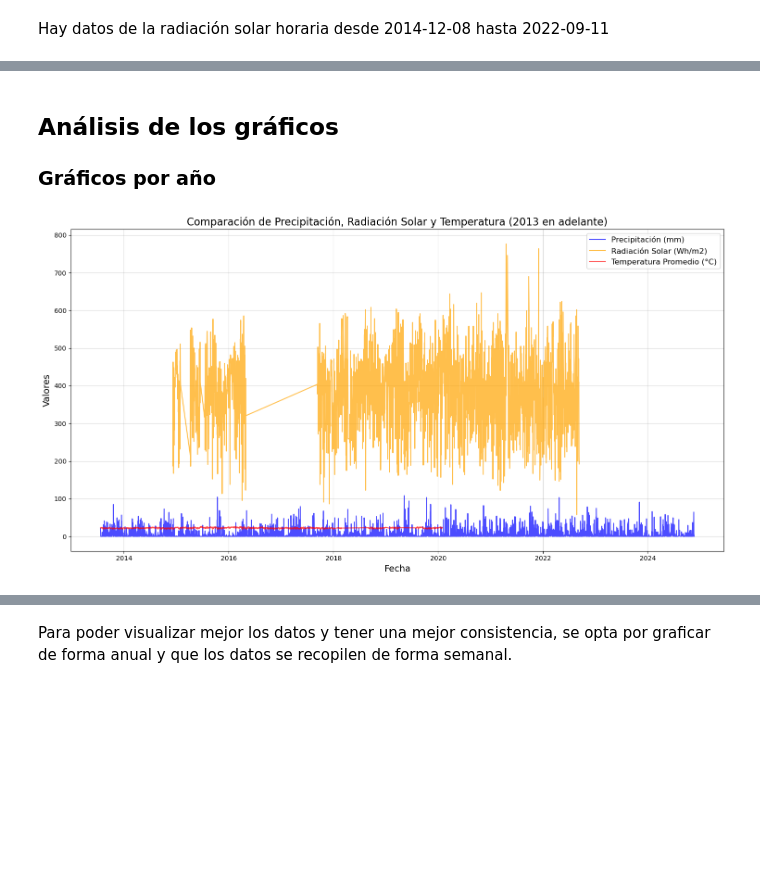
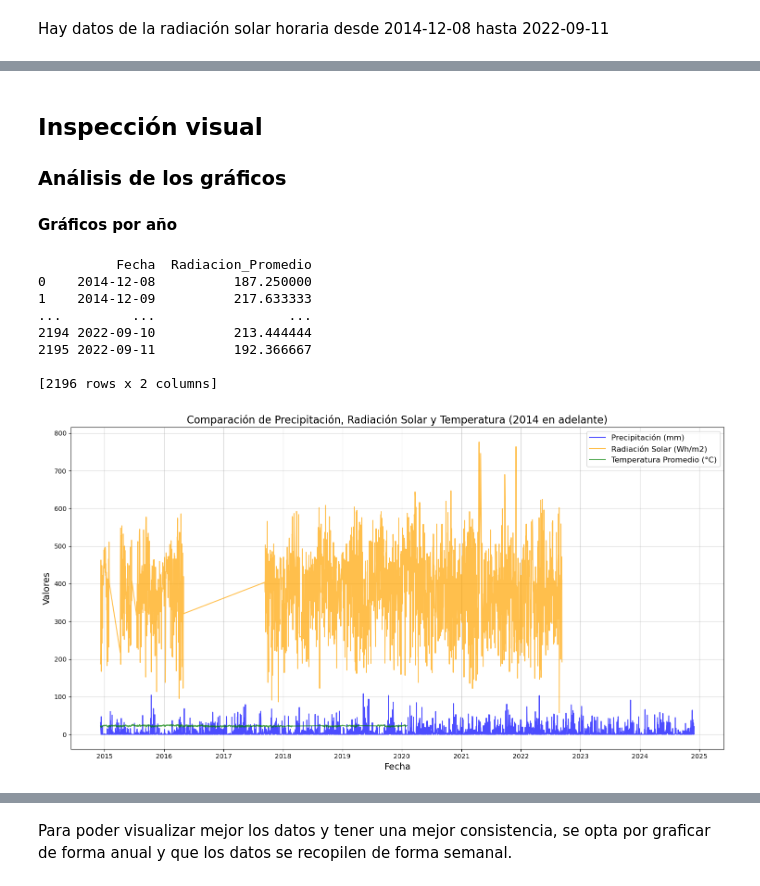
Before and after one commit to jmvilla12/bootcamp-ai, a Jupyter notebook: Proyecto/Complete_project.ipynb, the cells around one changed output, grey strips where cells are left out. Saved outputs shown, nothing was run; the diff lists cells and outputs as text; code cells hidden in the pictures; blank space fills up the shorter version.

```diff
--- a/Proyecto/Complete_project.ipynb
+++ b/Proyecto/Complete_project.ipynb
@@ -61,3 +133,7 @@ df_tseca
+# %%
+df_lluvia = df_lluvia.drop_duplicates(inplace=False)
+df_rsolar = df_rsolar.drop_duplicates(inplace=False)
+df_tseca = df_tseca.drop_duplicates(inplace=False)
 # %% [markdown]
 Hay datos de la temperatura seca del aire cada 3 horas desde 1983-02-01 hasta 2020-01-31. Se tomó este dato ya que haciendo la respectiva investigación, ya que descubrimos que este es el dato generalmente usado para los pronosticos del clima en televisión y que muestran las aplicaciones
 
@@ -120,34 +205,45 @@ diaria_tseca['Fecha'] = pd.to_datetime(diaria_tseca['Fecha']) #Convierto la fech
 # %% [markdown]
-## Análisis de los gráficos
-### Gráficos por año
+## Inspección visual
+### Análisis de los gráficos
+#### Gráficos por año
 # %%
 import matplotlib.pyplot as plt
 
 # Gráfico de líneas
-fecha_inicio = '2013-07-22'
+fecha_inicio = '2014-12-08'
 fecha_inicio = pd.to_datetime(fecha_inicio)
+# fecha_fin = ''
 
 # Sólo gráficaremos después de fecha_inicio
 lluvia_filtered = diaria_lluvia[diaria_lluvia['Fecha'] >= fecha_inicio].copy()
 rsolar_filtered = diaria_rsolar[diaria_rsolar['Fecha'] >= fecha_inicio].copy()
 tseca_filtered = diaria_tseca[diaria_tseca['Fecha'] >= fecha_inicio].copy()
+print(rsolar_filtered)
 
 plt.figure(figsize=(15, 8)) #Tamaño del gráfico
 
 # Grafica cada variable
 plt.plot(lluvia_filtered['Fecha'], lluvia_filtered['Precipitacion'], label='Precipitación (mm)', color='blue', alpha=0.7)
 plt.plot(rsolar_filtered['Fecha'], rsolar_filtered['Radiacion_Promedio'], label='Radiación Solar (Wh/m2)', color='orange', alpha=0.7)
-plt.plot(tseca_filtered['Fecha'], tseca_filtered['Temperatura_Promedio'], label='Temperatura Promedio (°C)', color='red', alpha=0.7)
+plt.plot(tseca_filtered['Fecha'], tseca_filtered['Temperatura_Promedio'], label='Temperatura Promedio (°C)', color='green', alpha=0.7)
 
 # Etiquetas de los ejes y titulo
 plt.title(f'Comparación de Precipitación, Radiación Solar y Temperatura ({fecha_inicio.year} en adelante)', fontsize=16)
 plt.xlabel('Fecha', fontsize=14)
 plt.ylabel('Valores', fontsize=14)
 plt.legend(fontsize=12)
 plt.grid(True, alpha=0.5)
 plt.tight_layout()
 
 # Muestra el gráfico
 plt.show()
 # %% [output]
+          Fecha  Radiacion_Promedio
+0    2014-12-08          187.250000
+1    2014-12-09          217.633333
+...         ...                 ...
+2194 2022-09-10          213.444444
+2195 2022-09-11          192.366667
+
+[2196 rows x 2 columns]
-[figure, old version]
+[figure, new version]
```
Also changed, not shown: parts of 35 cells of this notebook, 3 other files.
